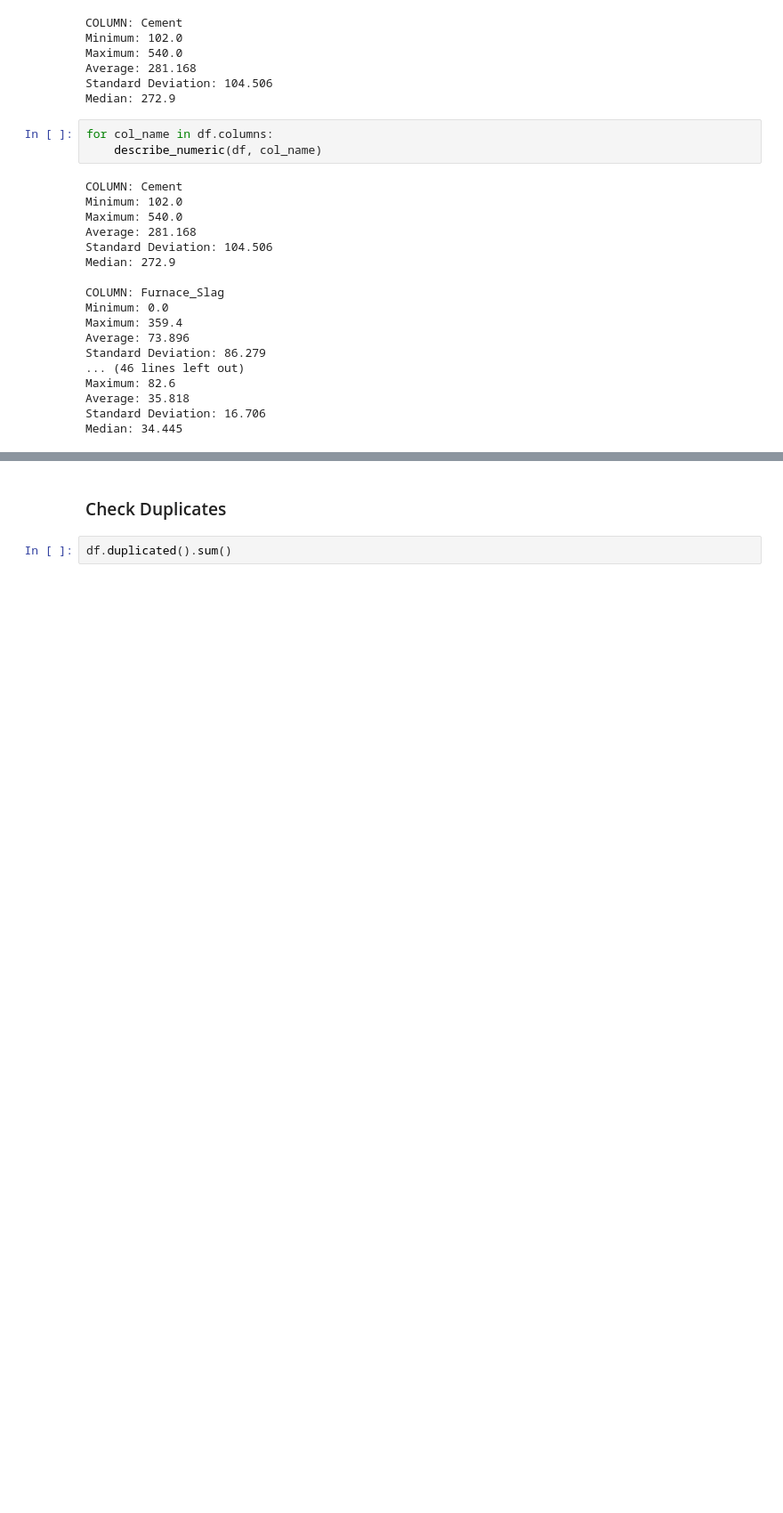
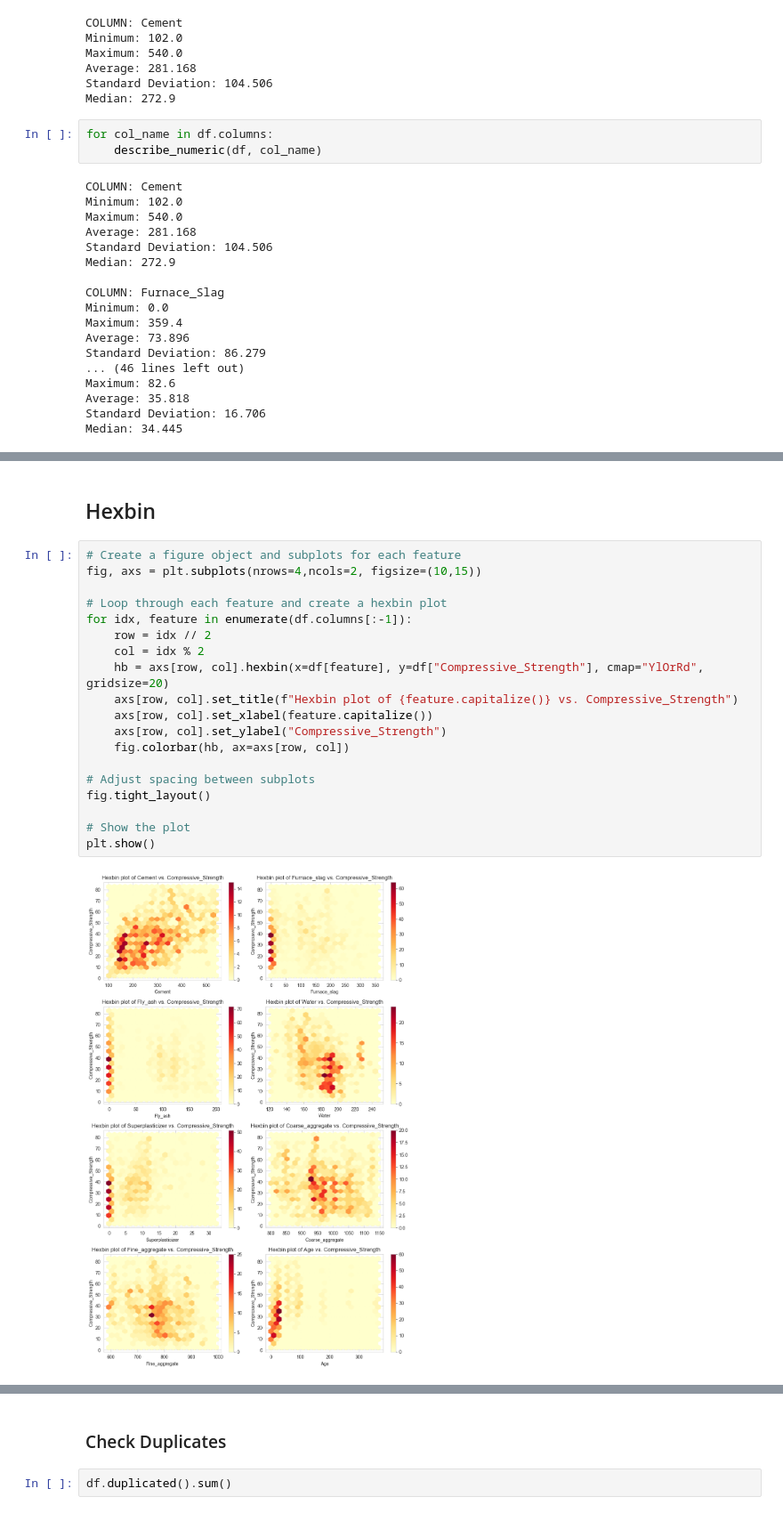
Before and after one commit to Vamshi-Munukuntla/Concrete_Strength_Prediction, a Jupyter notebook: EDA_Files/00_Concrete.ipynb, the cells around one changed output, grey strips where cells are left out. Shown at 89% size. Drawn from its saved outputs; the diff is of its cells as text; blank space fills up the shorter version.

```diff
--- a/EDA_Files/00_Concrete.ipynb
+++ b/EDA_Files/00_Concrete.ipynb
@@ -279,0 +395,23 @@ Median: 34.445
+# %% [markdown]
+## Hexbin
+# %%
+# Create a figure object and subplots for each feature
+fig, axs = plt.subplots(nrows=4,ncols=2, figsize=(10,15))
+
+# Loop through each feature and create a hexbin plot
+for idx, feature in enumerate(df.columns[:-1]):
+    row = idx // 2
+    col = idx % 2
+    hb = axs[row, col].hexbin(x=df[feature], y=df["Compressive_Strength"], cmap="YlOrRd", gridsize=20)
+    axs[row, col].set_title(f"Hexbin plot of {feature.capitalize()} vs. Compressive_Strength")
+    axs[row, col].set_xlabel(feature.capitalize())
+    axs[row, col].set_ylabel("Compressive_Strength")
+    fig.colorbar(hb, ax=axs[row, col])
+
+# Adjust spacing between subplots
+fig.tight_layout()
+
+# Show the plot
+plt.show()
+# %% [output]
+[figure, added]
```
Also changed, not shown: parts of 18 cells of this notebook, 34 other files.
